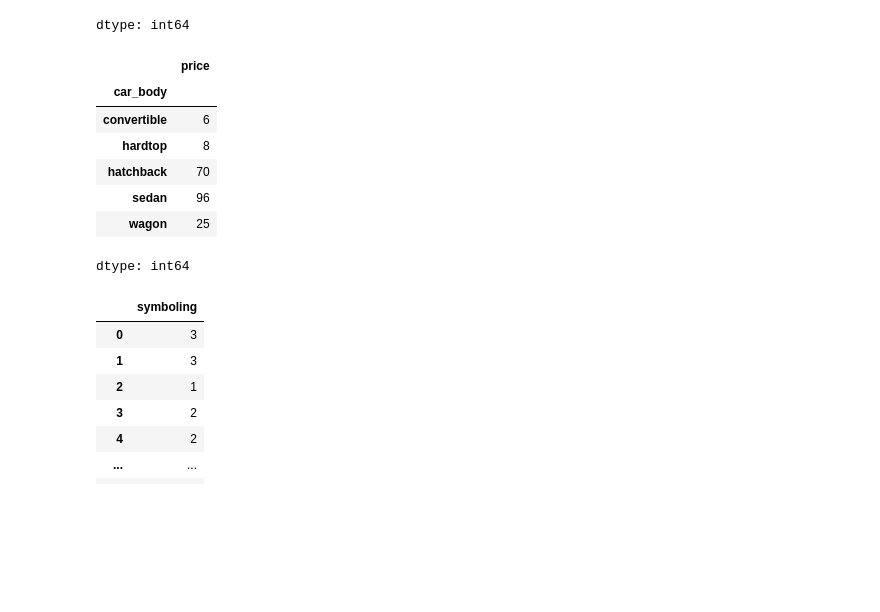
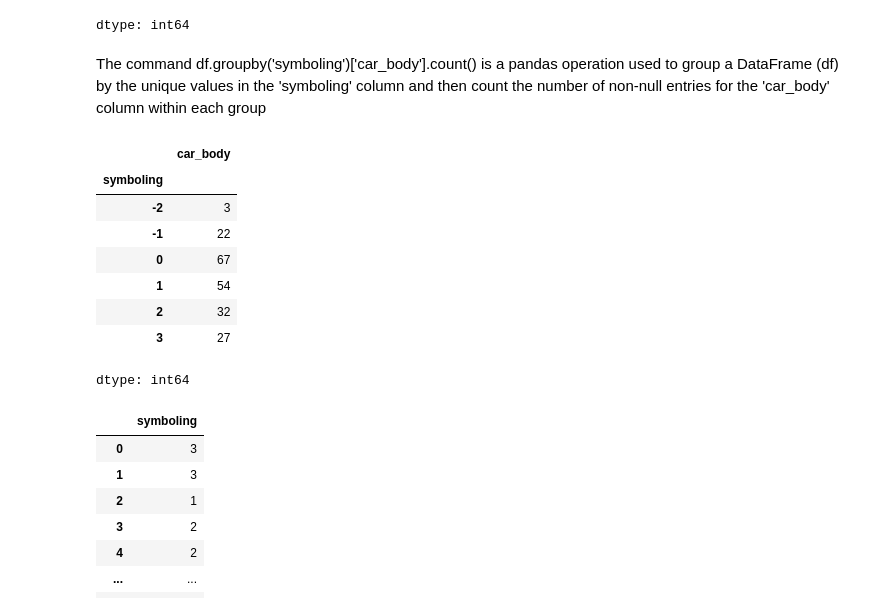
Before and after one commit to Sru-j/daily_lab_activities, a Jupyter notebook: car_dataset.ipynb, the cells around one changed output. Saved outputs shown, nothing was run; the diff lists cells and outputs as text; code cells hidden in the pictures; blank space fills up the shorter version.

```diff
--- a/car_dataset.ipynb
+++ b/car_dataset.ipynb
@@ -261,16 +307,19 @@ df.groupby('car_body')['car_id'].count()
 | sedan | 96 |
 | wagon | 25 |
 dtype: int64
+# %% [markdown]
+The command df.groupby('symboling')['car_body'].count() is a pandas operation used to group a DataFrame (df) by the unique values in the 'symboling' column and then count the number of non-null entries for the 'car_body' column within each group
 # %%
-df.groupby('car_body')['price'].count()
+df.groupby('symboling')['car_body'].count()
 # %% [output]
-|  | price |
-| car_body |  |
-| convertible | 6 |
-| hardtop | 8 |
-| hatchback | 70 |
-| sedan | 96 |
-| wagon | 25 |
+|  | car_body |
+| symboling |  |
+| -2 | 3 |
+| -1 | 22 |
+| 0 | 67 |
+| 1 | 54 |
+| 2 | 32 |
+| 3 | 27 |
 dtype: int64
 # %%
 df['symboling']
```
Also changed, not shown: parts of 3 cells of this notebook.
